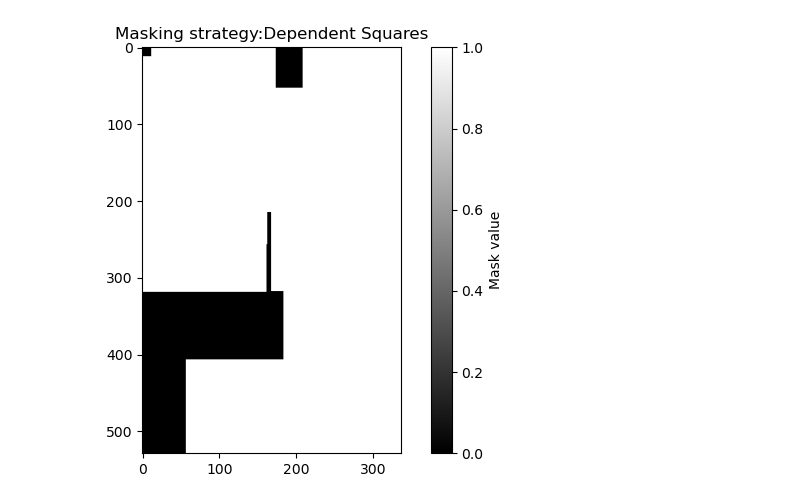
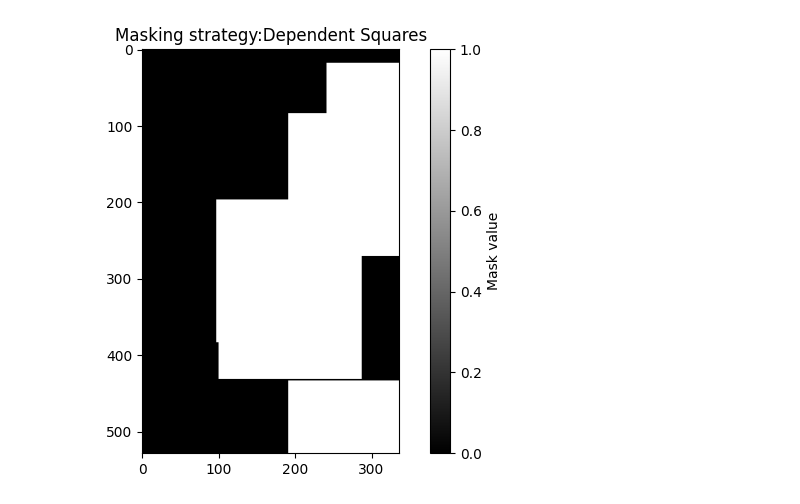
Before and after one commit to AxMeNi/GeoclassificationMPS, a Jupyter notebook: src/debug.ipynb, the cells around one changed output. Drawn from its saved outputs; the diff is of its cells as text; code cells hidden in the pictures.

```diff
--- a/src/debug.ipynb
+++ b/src/debug.ipynb
@@ -10,11 +10,11 @@ Répertoire courant : C:\users\amen0052\documents\personal\geoclassificationmps
 # %%
 verbose=True
-arg_seed=123
+arg_seed=852
 arg_n_ti=1
-arg_ti_pct_area=90
-arg_num_shape=15
-arg_aux_vars=["grid_lmp","grid_grv"]
-arg_output_dir="./output/tmp"
+arg_ti_pct_area=50
+arg_num_shape=5
+arg_aux_vars=["grid_mag","grid_lmp","grid_grv"]
+arg_output_dir="./output/base_case"
 # %%
 def get_simulation_info_custom(arg_seed = None, arg_n_ti = None, arg_ti_pct_area = None, arg_num_shape = None, arg_aux_vars = None, arg_output_dir = "./output"):
 
@@ -85,7 +85,7 @@ def get_simulation_info_custom(arg_seed = None, arg_n_ti = None, arg_ti_pct_area
     nn = 24  # Number of neighboring nodes
     dt = 0.1  # Distance threshold
     ms = 0.25  # Maximum scan fraction
-    numberofmpsrealizations = 10  # Number of Deesse realizations
+    numberofmpsrealizations = 5  # Number of Deesse realizations
     nthreads = 4  # Number of threads for parallel processing
 
     ##################### OUTPUT PARAMETERS #####################
@@ -100,7 +100,7 @@ def get_simulation_info_custom(arg_seed = None, arg_n_ti = None, arg_ti_pct_area
     deesse_output_folder = "deesse_output"
     prefix_deesse_output = "simulation"
 
-    plot_output_folder = "variability"
+    plot_output_folder = "variability/"+str(arg_aux_vars)
     prefix_histogram_dissimilarity = "jensen_shannon_divergence"
     prefix_entropy = "entropy"
     prefix_simvar_histograms = "histograms"
@@ -265,9 +265,9 @@ if "DependentSquares" in ti_methods :
     cc_sg, rr_sg = nc, nr
     if saveMask:
         plot_mask(ti_frame_DS[0],masking_strategy="Dependent Squares")
-        # save_mask(
-        #     ti_frame_DS[0],
-        #     "custom_mask",
-        #     output_directory=r"./data/"
-        # )
+        save_mask(
+            ti_frame_DS[0],
+            "custom_mask_"+str(arg_aux_vars),
+            output_directory=arg_output_dir
+        )
 # %% [output]
@@ -275,4 +275,4 @@ if "DependentSquares" in ti_methods :
-[figure, old version]
+[figure, new version]
 # %%
 if "IndependentSquares" in ti_methods :
     if verbose:
```
Also changed, not shown: parts of 10 cells of this notebook, 3 other files.
